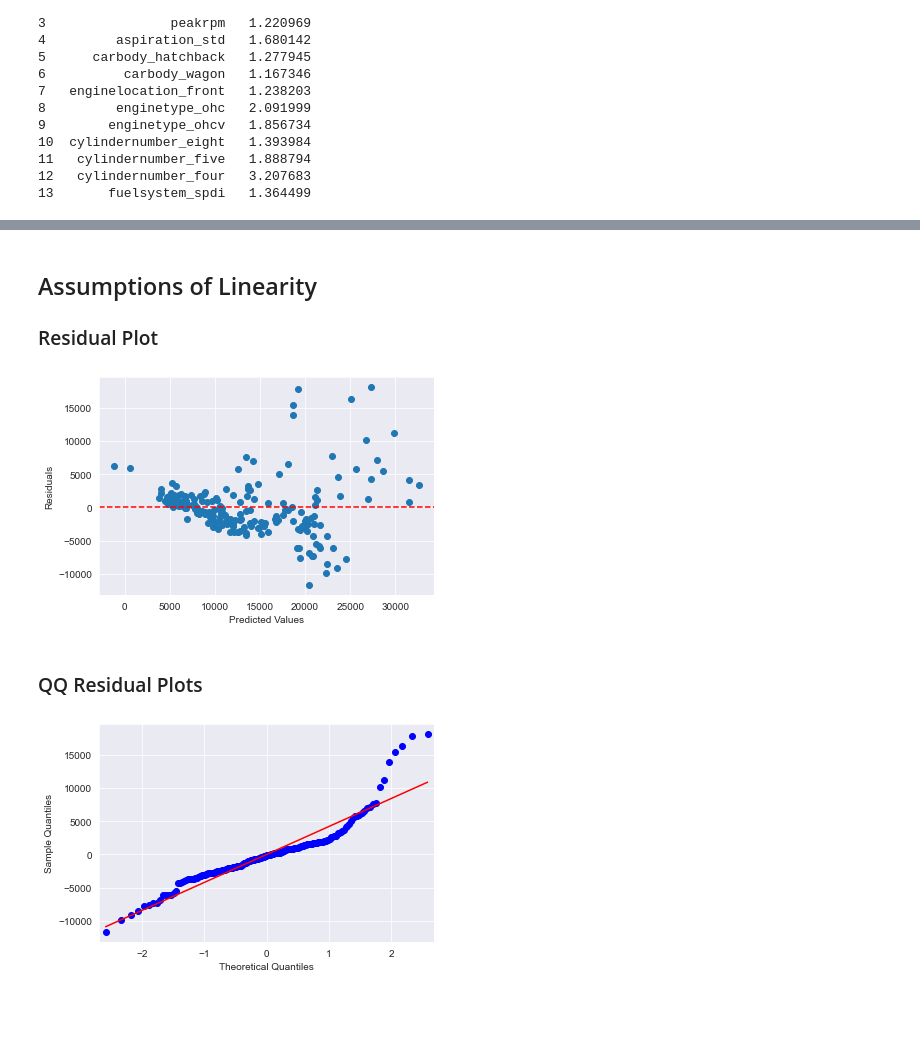
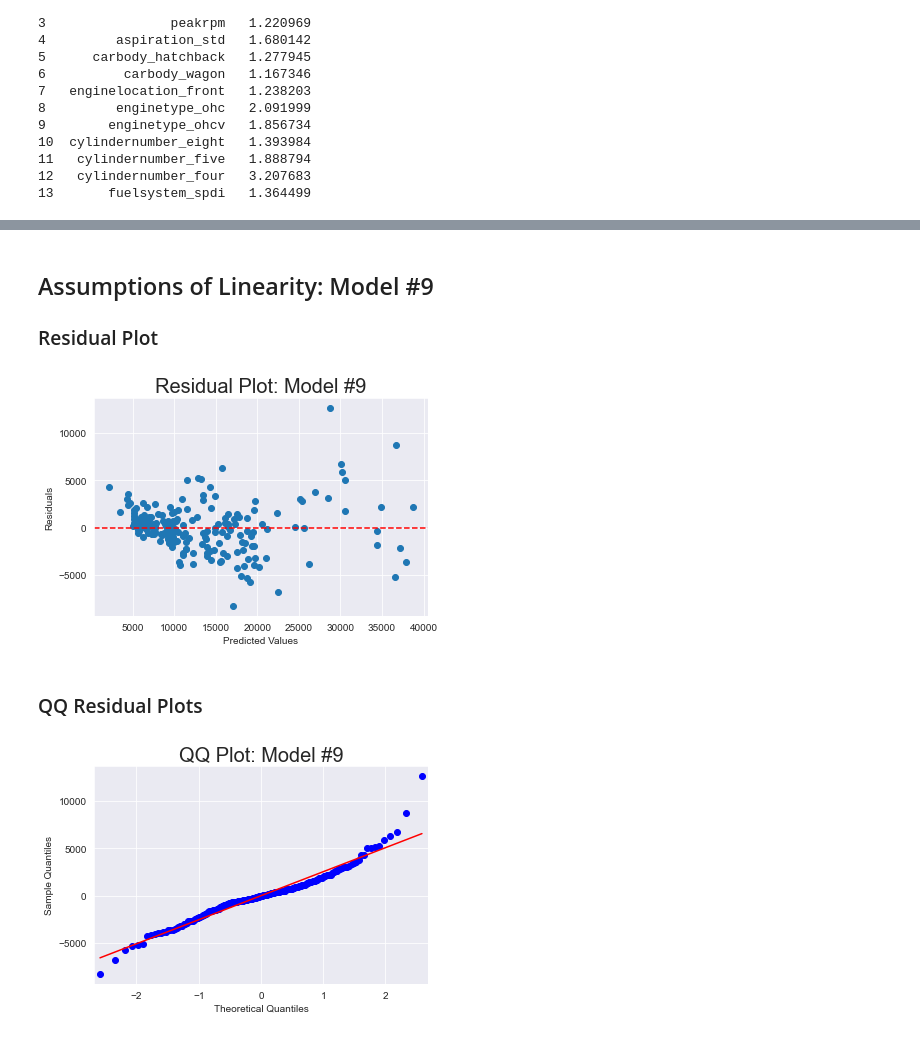
Before and after one commit to ShaneJett-DS/car_price_prediction, a Jupyter notebook: price_prediction.ipynb, the cells around one changed output, grey strips where cells are left out. Cells and saved outputs as stored; diff of their text form; code cells hidden in the pictures; blank space fills up the shorter version.

```diff
--- a/price_prediction.ipynb
+++ b/price_prediction.ipynb
@@ -716,10 +739,10 @@ strong multicollinearity or other numerical problems.
 # %%
-model8 = sm.ols("""price ~ curbweight + stroke + peakrpm + C(carbody_hatchback) +
+model9 = sm.ols("""price ~ curbweight + stroke + peakrpm + C(carbody_hatchback) +
                            C(carbody_wagon) + C(enginelocation_front) +
                            C(enginetype_ohc) + C(enginetype_ohcv) + C(cylindernumber_eight) +
                            C(cylindernumber_five) + C(cylindernumber_four) """, data=full_df).fit()
 
-model8.summary()
+model9.summary()
 # %% [output]
 OLS Regression Results
 | Dep. Variable: | price | R-squared: | 0.899 |
@@ -753,27 +776,29 @@ Notes:
 [2] The condition number is large, 1.25e+05. This might indicate that there are
 strong multicollinearity or other numerical problems.
 # %% [markdown]
-## Assumptions of Linearity
+## Assumptions of Linearity: Model #9
 ### Residual Plot
 # %%
-residuals = model8.resid
-predicted_values = model8.predict(X)
+residuals9 = model9.resid
+predicted_values9 = model9.predict(X)
 
-
-plt.scatter(predicted_values, residuals)
+fig, ax = plt.subplots()
+ax.set_title('Residual Plot: Model #9', fontsize=20)
+plt.scatter(predicted_values9, residuals9)
 plt.xlabel("Predicted Values")
 plt.ylabel("Residuals")
 plt.axhline(y=0, color="red", linestyle="--")
 plt.show()
 # %% [output]
-[figure, old version]
+[figure, new version]
 # %% [markdown]
 ### QQ Residual Plots
 # %%
 fig, ax = plt.subplots()
-sm2.graphics.qqplot(residuals, line='s', ax=ax)
+sm2.graphics.qqplot(residuals9, line='s', ax=ax)
+ax.set_title('QQ Plot: Model #9', fontsize=20)
 plt.show()
 # %% [output]
-[figure, old version]
+[figure, new version]
 # %% [markdown]
 ## Model Analysis:
```
Also changed, not shown: parts of 49 cells of this notebook.
